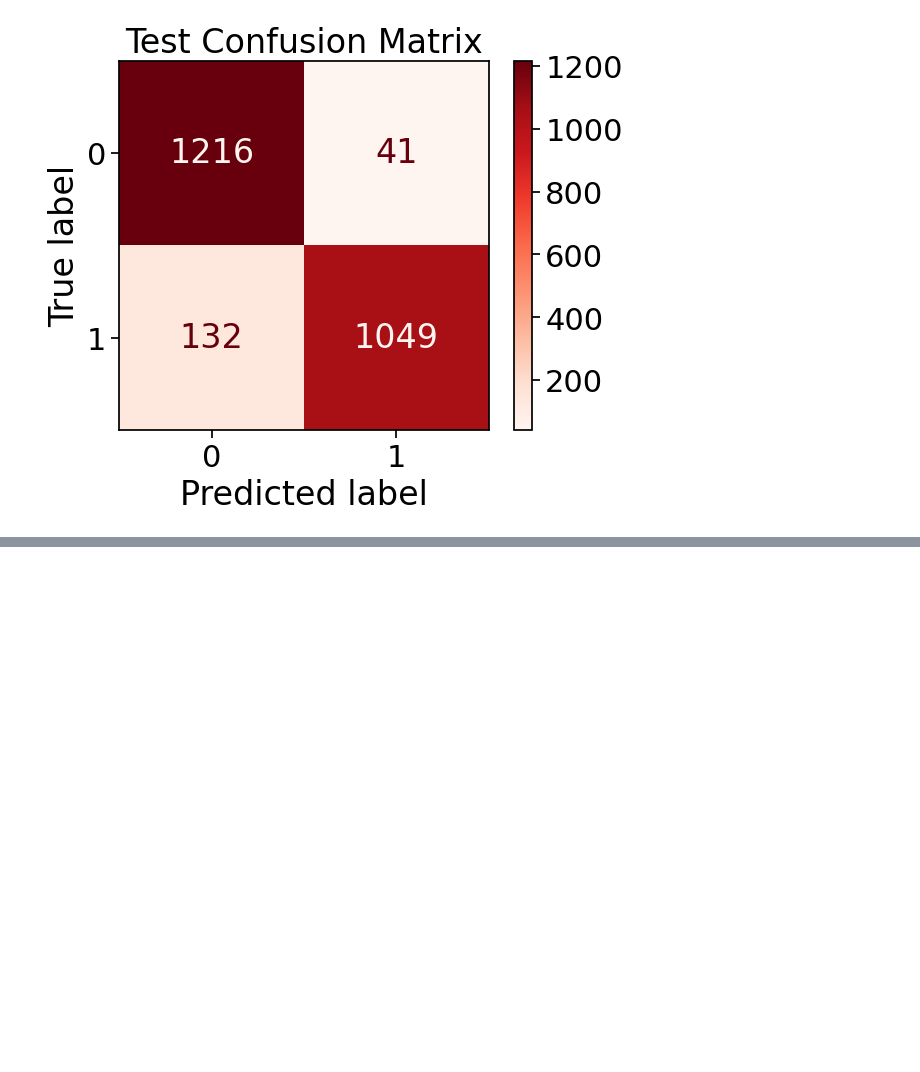
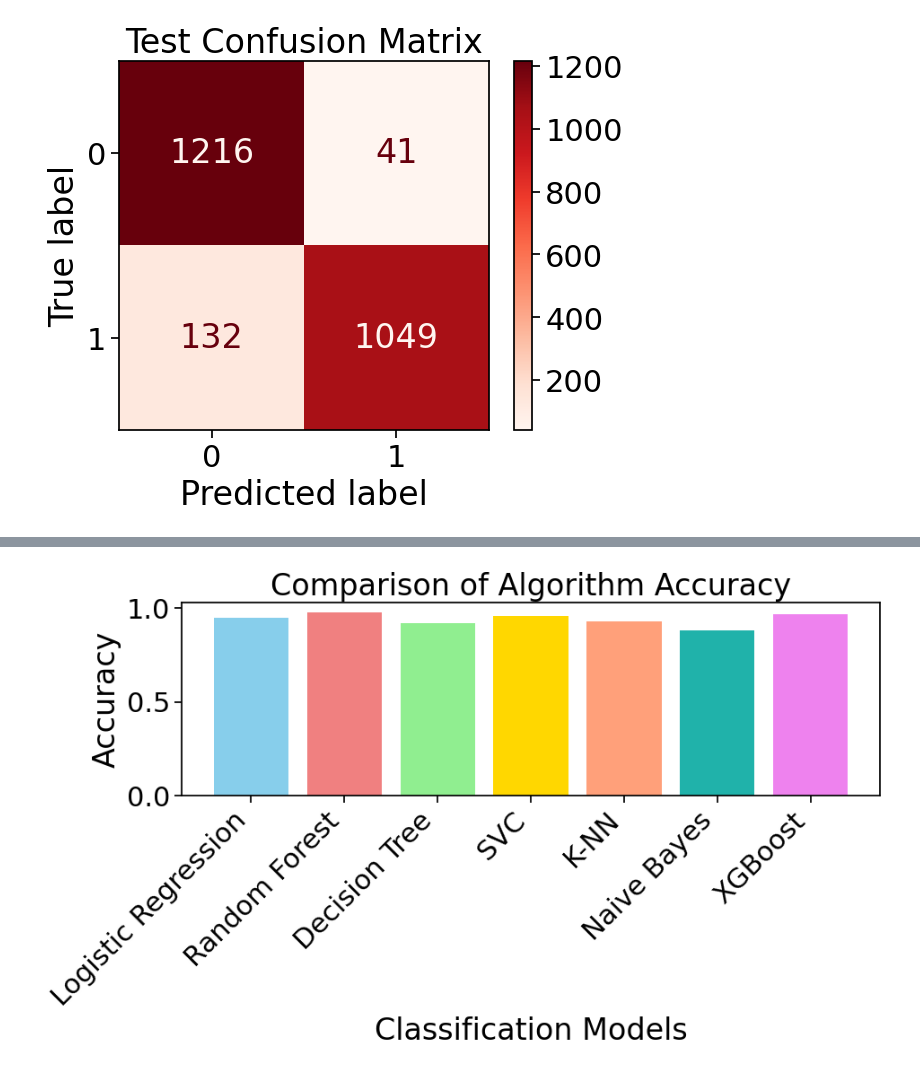
Before and after one commit to Shamiul-693/-Exploratory-Data-Analysis-and-Classification-Algorithms-on-Mushroom-Dataset, a Jupyter notebook: Exploratory_Data_Analysis_and_Classification_Algorithms_on_Mushroom_Dataset.ipynb, the cells around one changed output, grey strips where cells are left out. Drawn from its saved outputs; the diff is of its cells as text; code cells hidden in the pictures; blank space fills up the shorter version.

```diff
--- a/Exploratory_Data_Analysis_and_Classification_Algorithms_on_Mushroom_Dataset.ipynb
+++ b/Exploratory_Data_Analysis_and_Classification_Algorithms_on_Mushroom_Dataset.ipynb
@@ -1263,0 +1089,29 @@ for model_name, model in models.items():
+# %%
+# prompt: now write a code  for al algorithm comparision accuracy bar chart \
+
+import matplotlib.pyplot as plt
+
+# Assuming you have accuracy scores for each model stored in a dictionary
+model_accuracies = {
+    'Logistic Regression': 0.95,  # Replace with actual accuracy
+    'Random Forest': 0.98,       # Replace with actual accuracy
+    'Decision Tree': 0.92,        # Replace with actual accuracy
+    'SVC': 0.96,                 # Replace with actual accuracy
+    'K-NN': 0.93,                 # Replace with actual accuracy
+    'Naive Bayes': 0.88,         # Replace with actual accuracy
+    'XGBoost': 0.97                # Replace with actual accuracy
+}
+
+models = list(model_accuracies.keys())
+accuracies = list(model_accuracies.values())
+
+plt.figure(figsize=(10, 6))
+plt.bar(models, accuracies, color=['skyblue', 'lightcoral', 'lightgreen', 'gold', 'lightsalmon', 'lightseagreen', 'violet'])
+plt.xlabel("Classification Models")
+plt.ylabel("Accuracy")
+plt.title("Comparison of Algorithm Accuracy")
+plt.xticks(rotation=45, ha="right")  # Rotate x-axis labels for better readability
+plt.tight_layout() # Adjust layout to prevent labels from overlapping
+plt.show()
+# %% [output]
+[figure, added]
```
Also changed, not shown: parts of 3 cells of this notebook.
